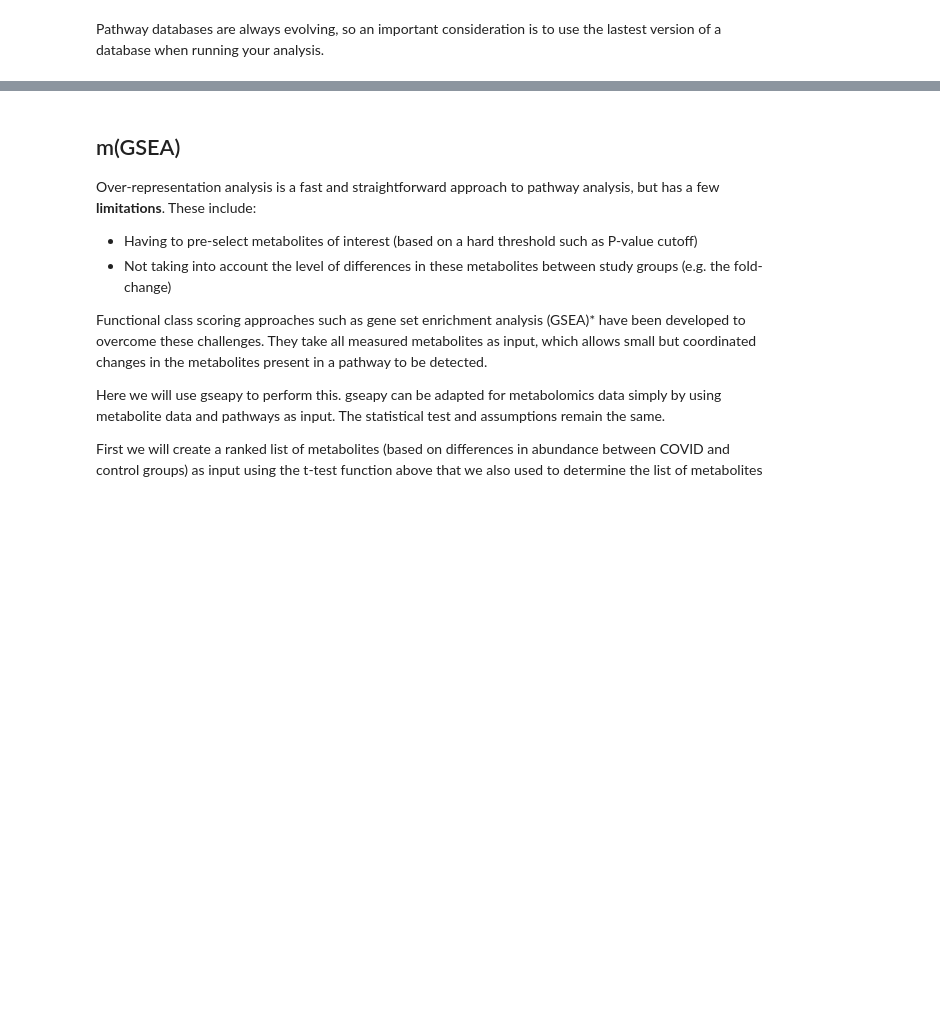
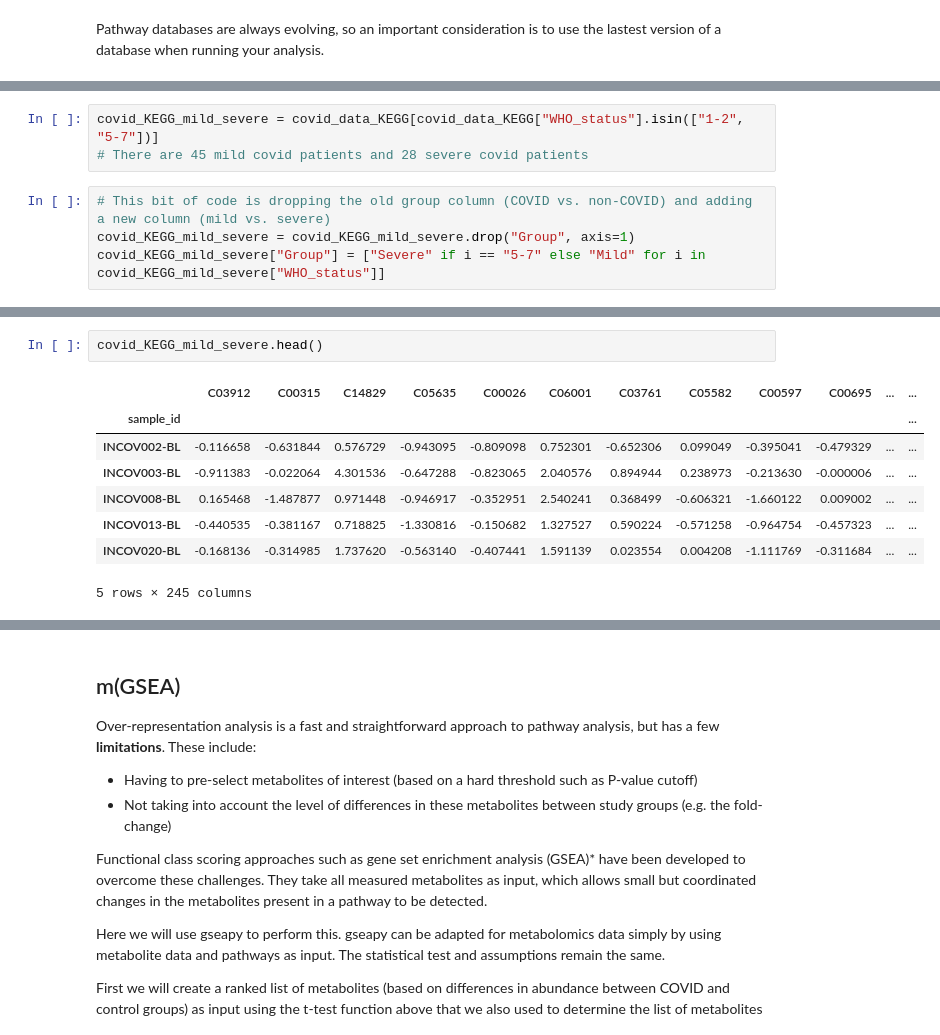
Before and after one commit to cwieder/met-pathway-tutorial, a Jupyter notebook: Intro_to_data_analysis_pathway_tutorial.ipynb, the cells around one changed output, grey strips where cells are left out. Saved outputs shown, nothing was run; the diff lists cells and outputs as text; blank space fills up the shorter version.

```diff
--- a/Intro_to_data_analysis_pathway_tutorial.ipynb
+++ b/Intro_to_data_analysis_pathway_tutorial.ipynb
@@ -358,0 +377,7 @@ Pathway databases are always evolving, so an important consideration is to use t
+# %%
+covid_KEGG_mild_severe = covid_data_KEGG[covid_data_KEGG["WHO_status"].isin(["1-2", "5-7"])]
+# There are 45 mild covid patients and 28 severe covid patients
+# %%
+# This bit of code is dropping the old group column (COVID vs. non-COVID) and adding a new column (mild vs. severe)
+covid_KEGG_mild_severe = covid_KEGG_mild_severe.drop("Group", axis=1)
+covid_KEGG_mild_severe["Group"] = ["Severe" if i == "5-7" else "Mild" for i in covid_KEGG_mild_severe["WHO_status"]]
@@ -358,0 +389,11 @@ Pathway databases are always evolving, so an important consideration is to use t
+# %%
+covid_KEGG_mild_severe.head()
+# %% [output]
+|  | C03912 | C00315 | C14829 | C05635 | C00026 | C06001 | C03761 | C05582 | C00597 | C00695 | ... | ... |
+| sample_id |  |  |  |  |  |  |  |  |  |  |  | ... |
+| INCOV002-BL | -0.116658 | -0.631844 | 0.576729 | -0.943095 | -0.809098 | 0.752301 | -0.652306 | 0.099049 | -0.395041 | -0.479329 | ... | ... |
+| INCOV003-BL | -0.911383 | -0.022064 | 4.301536 | -0.647288 | -0.823065 | 2.040576 | 0.894944 | 0.238973 | -0.213630 | -0.000006 | ... | ... |
+| INCOV008-BL | 0.165468 | -1.487877 | 0.971448 | -0.946917 | -0.352951 | 2.540241 | 0.368499 | -0.606321 | -1.660122 | 0.009002 | ... | ... |
+| INCOV013-BL | -0.440535 | -0.381167 | 0.718825 | -1.330816 | -0.150682 | 1.327527 | 0.590224 | -0.571258 | -0.964754 | -0.457323 | ... | ... |
+| INCOV020-BL | -0.168136 | -0.314985 | 1.737620 | -0.563140 | -0.407441 | 1.591139 | 0.023554 | 0.004208 | -1.111769 | -0.311684 | ... | ... |
+5 rows × 245 columns
```
Also changed, not shown: parts of 19 cells of this notebook, 2 other files.
